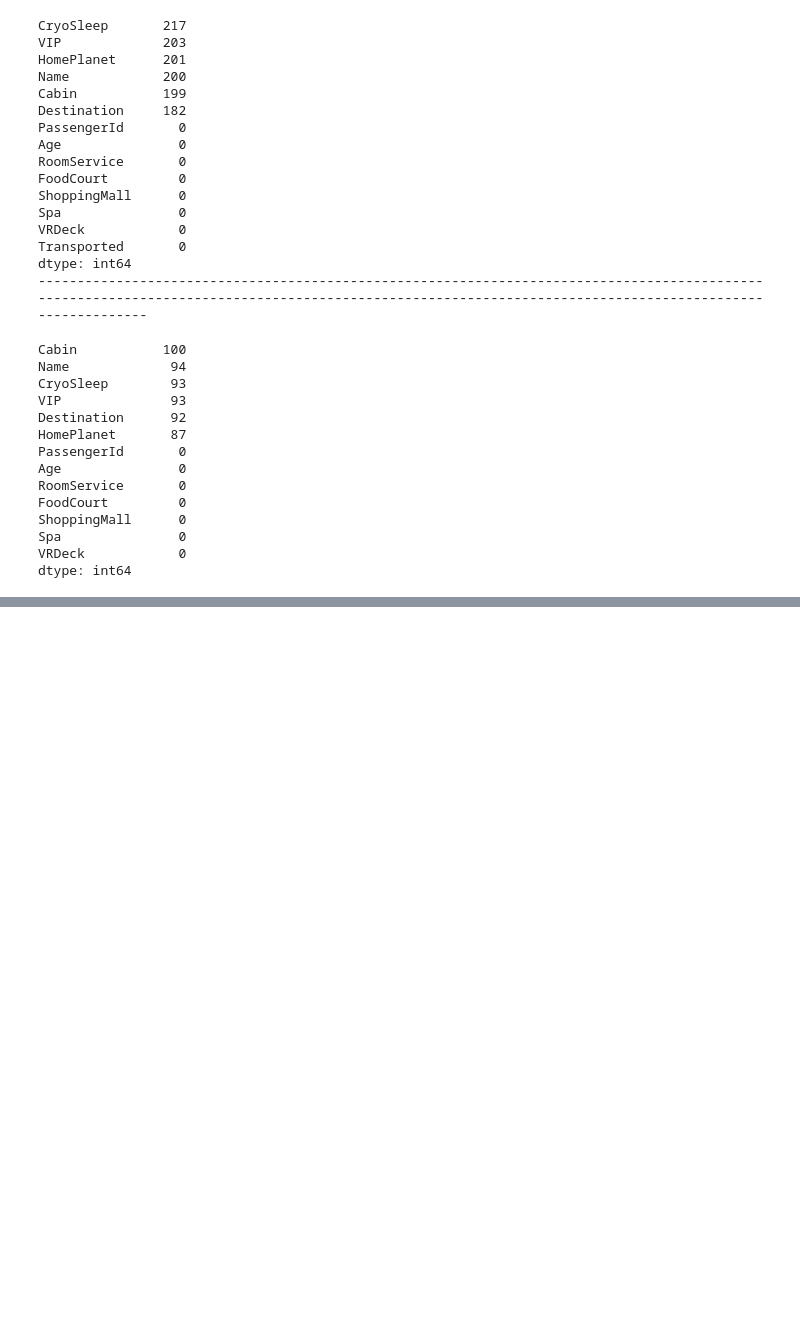
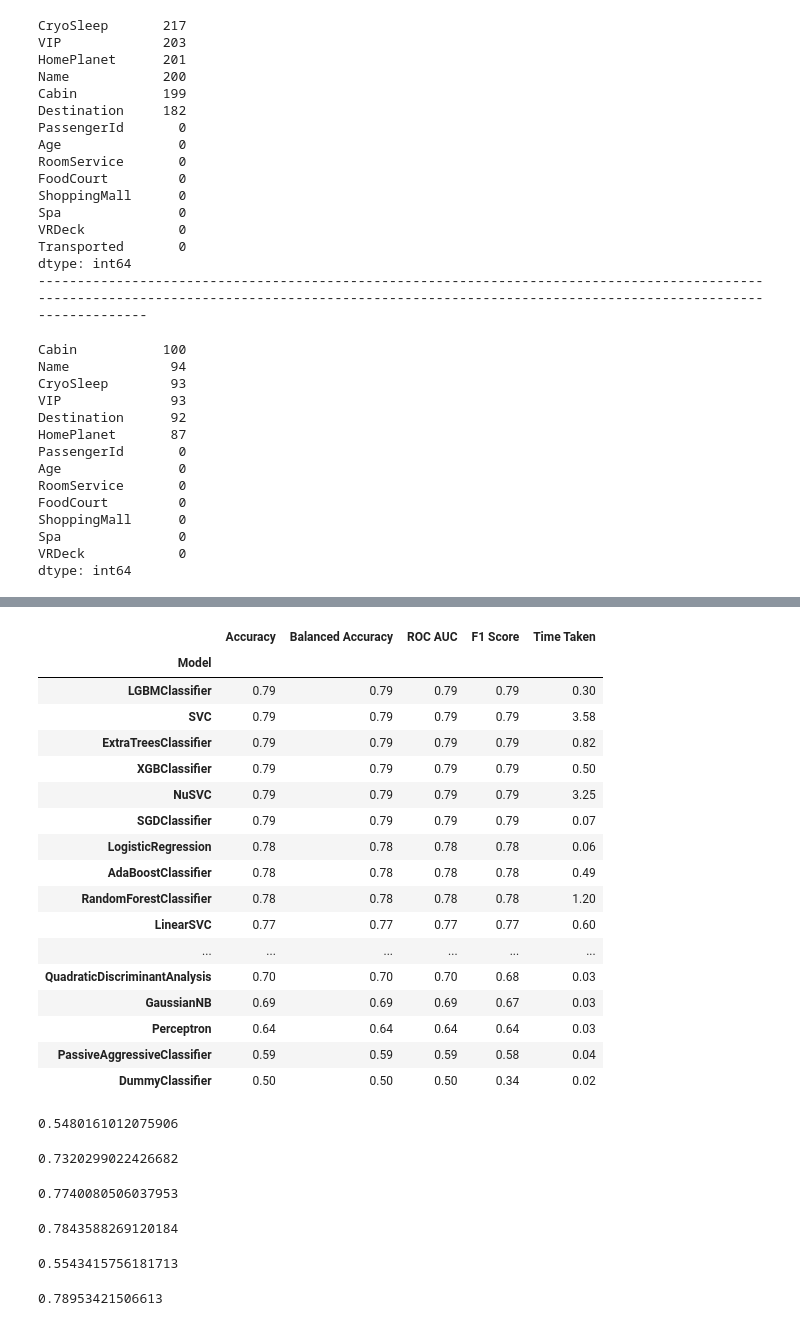
Before and after one commit to ahmedmoheb1/ML-Projects, a Jupyter notebook: Spaceship_Titanic.ipynb, the cells around one changed output, grey strips where cells are left out. Cells and saved outputs as stored; diff of their text form; code cells hidden in the pictures; blank space fills up the shorter version.

```diff
--- a/Spaceship_Titanic.ipynb
+++ b/Spaceship_Titanic.ipynb
@@ -389,0 +408,55 @@ ValueError: ignored
+# %%
+clf = LazyClassifier ()
+# %%
+models,predictions = clf.fit(X_train,X_test,y_train,y_test)
+# %%
+models
+# %% [output]
+|  | Accuracy | Balanced Accuracy | ROC AUC | F1 Score | Time Taken |
+| Model |  |  |  |  |  |
+| LGBMClassifier | 0.79 | 0.79 | 0.79 | 0.79 | 0.30 |
+| SVC | 0.79 | 0.79 | 0.79 | 0.79 | 3.58 |
+| ExtraTreesClassifier | 0.79 | 0.79 | 0.79 | 0.79 | 0.82 |
+| XGBClassifier | 0.79 | 0.79 | 0.79 | 0.79 | 0.50 |
+| NuSVC | 0.79 | 0.79 | 0.79 | 0.79 | 3.25 |
+| SGDClassifier | 0.79 | 0.79 | 0.79 | 0.79 | 0.07 |
+| LogisticRegression | 0.78 | 0.78 | 0.78 | 0.78 | 0.06 |
+| AdaBoostClassifier | 0.78 | 0.78 | 0.78 | 0.78 | 0.49 |
+| RandomForestClassifier | 0.78 | 0.78 | 0.78 | 0.78 | 1.20 |
+| LinearSVC | 0.77 | 0.77 | 0.77 | 0.77 | 0.60 |
+| ... | ... | ... | ... | ... | ... |
+| QuadraticDiscriminantAnalysis | 0.70 | 0.70 | 0.70 | 0.68 | 0.03 |
+| GaussianNB | 0.69 | 0.69 | 0.69 | 0.67 | 0.03 |
+| Perceptron | 0.64 | 0.64 | 0.64 | 0.64 | 0.03 |
+| PassiveAggressiveClassifier | 0.59 | 0.59 | 0.59 | 0.58 | 0.04 |
+| DummyClassifier | 0.50 | 0.50 | 0.50 | 0.34 | 0.02 |
+# %%
+svm_model= SVC().fit(X_train,y_train)
+print(svm_model.score(X_test,y_test))
+# %% [output]
+0.5480161012075906
+# %%
+dec_tree_model= DecisionTreeClassifier().fit(X_train,y_train)
+print(dec_tree_model.score(X_test,y_test))
+# %% [output]
+0.7320299022426682
+# %%
+rand_for_model= RandomForestClassifier().fit(X_train,y_train)
+print(rand_for_model.score(X_test,y_test))
+# %% [output]
+0.7740080506037953
+# %%
+grad_boost_model= GradientBoostingClassifier().fit(X_train,y_train)
+print(grad_boost_model.score(X_test,y_test))
+# %% [output]
+0.7843588269120184
+# %%
+knn_model=KNeighborsClassifier().fit(X_train,y_train)
+print(knn_model.score(X_test,y_test))
+# %% [output]
+0.5543415756181713
+# %%
+LGBM_model = ltb.LGBMClassifier().fit(X_train, y_train)
+print(LGBM_model.score(X_test,y_test))
+# %% [output]
+0.78953421506613
```
Also changed, not shown: parts of 28 cells of this notebook.
